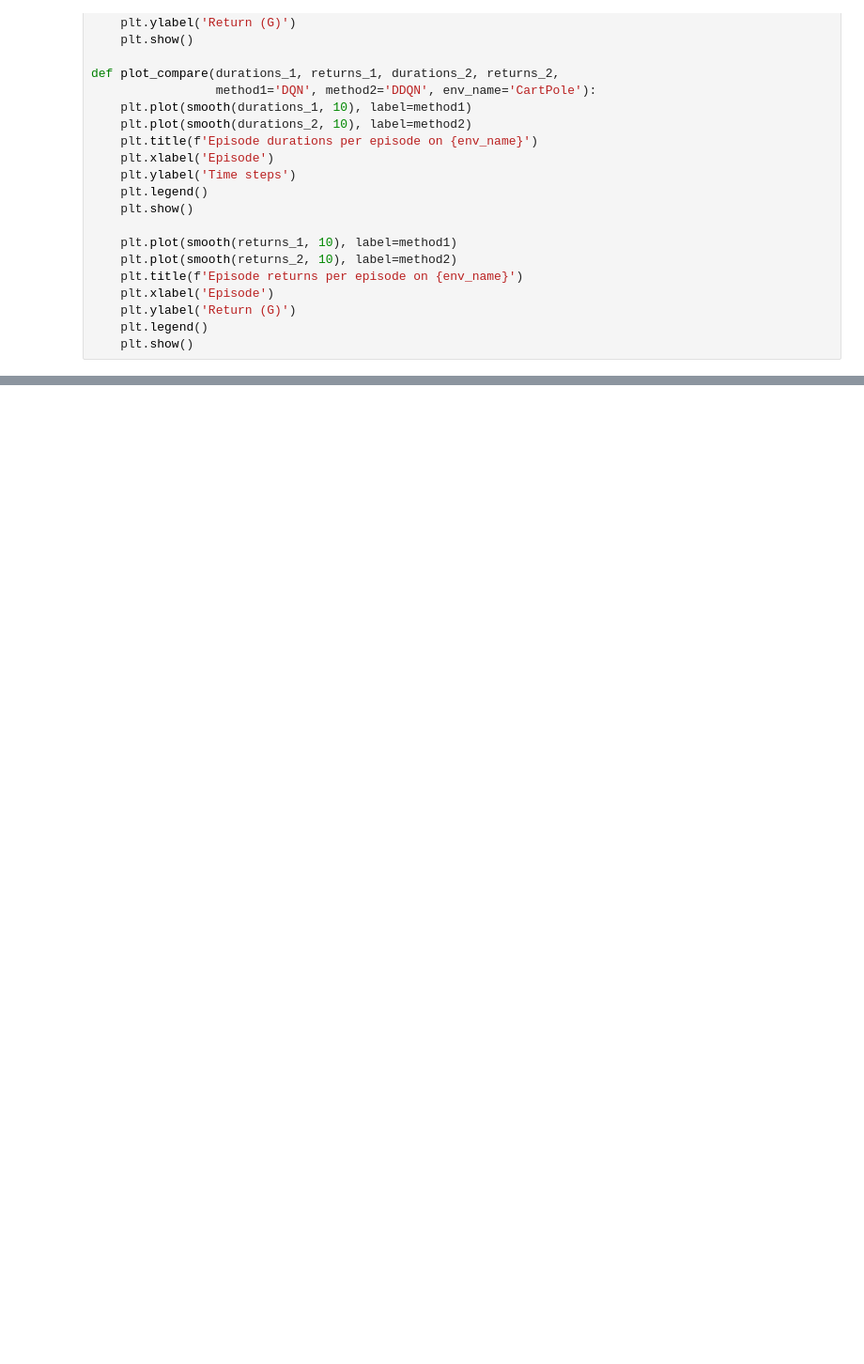
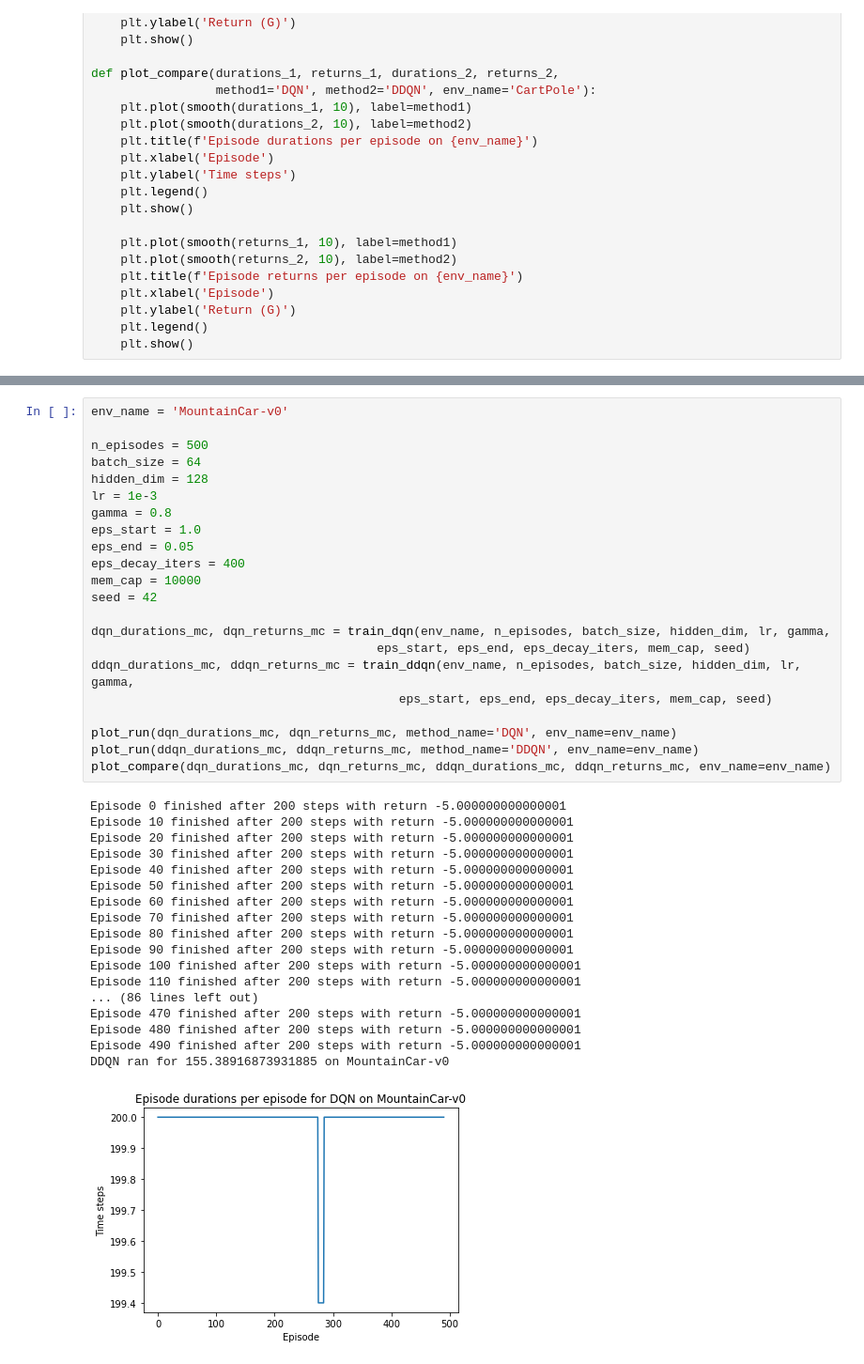
Before and after one commit to KJ-Waller/UvA-RL-Project, a Jupyter notebook: RL_Project.ipynb, the cells around one changed output, grey strips where cells are left out. Shown: that part at 94% size. Cells and saved outputs as stored; diff of their text form; blank space fills up the shorter version.

```diff
--- a/RL_Project.ipynb
+++ b/RL_Project.ipynb
@@ -113,0 +91,41 @@ plot_compare(dqn_durations, dqn_returns, ddqn_durations, ddqn_returns)
+# %%
+env_name = 'MountainCar-v0'
+
+n_episodes = 500
+batch_size = 64
+hidden_dim = 128
+lr = 1e-3
+gamma = 0.8
+eps_start = 1.0
+eps_end = 0.05
+eps_decay_iters = 400
+mem_cap = 10000
+seed = 42
+
+dqn_durations_mc, dqn_returns_mc = train_dqn(env_name, n_episodes, batch_size, hidden_dim, lr, gamma,
+                                       eps_start, eps_end, eps_decay_iters, mem_cap, seed)
+ddqn_durations_mc, ddqn_returns_mc = train_ddqn(env_name, n_episodes, batch_size, hidden_dim, lr, gamma,
+                                          eps_start, eps_end, eps_decay_iters, mem_cap, seed)
+
+plot_run(dqn_durations_mc, dqn_returns_mc, method_name='DQN', env_name=env_name)
+plot_run(ddqn_durations_mc, ddqn_returns_mc, method_name='DDQN', env_name=env_name)
+plot_compare(dqn_durations_mc, dqn_returns_mc, ddqn_durations_mc, ddqn_returns_mc, env_name=env_name)
+# %% [output]
+Episode 0 finished after 200 steps with return -5.000000000000001
+Episode 10 finished after 200 steps with return -5.000000000000001
+Episode 20 finished after 200 steps with return -5.000000000000001
+Episode 30 finished after 200 steps with return -5.000000000000001
+Episode 40 finished after 200 steps with return -5.000000000000001
+Episode 50 finished after 200 steps with return -5.000000000000001
+Episode 60 finished after 200 steps with return -5.000000000000001
+Episode 70 finished after 200 steps with return -5.000000000000001
+Episode 80 finished after 200 steps with return -5.000000000000001
+Episode 90 finished after 200 steps with return -5.000000000000001
+Episode 100 finished after 200 steps with return -5.000000000000001
+Episode 110 finished after 200 steps with return -5.000000000000001
+... (86 lines left out)
+Episode 470 finished after 200 steps with return -5.000000000000001
+Episode 480 finished after 200 steps with return -5.000000000000001
+Episode 490 finished after 200 steps with return -5.000000000000001
+DDQN ran for 155.38916873931885 on MountainCar-v0
+[figure, added]
```
Also changed, not shown: parts of 10 cells of this notebook.
